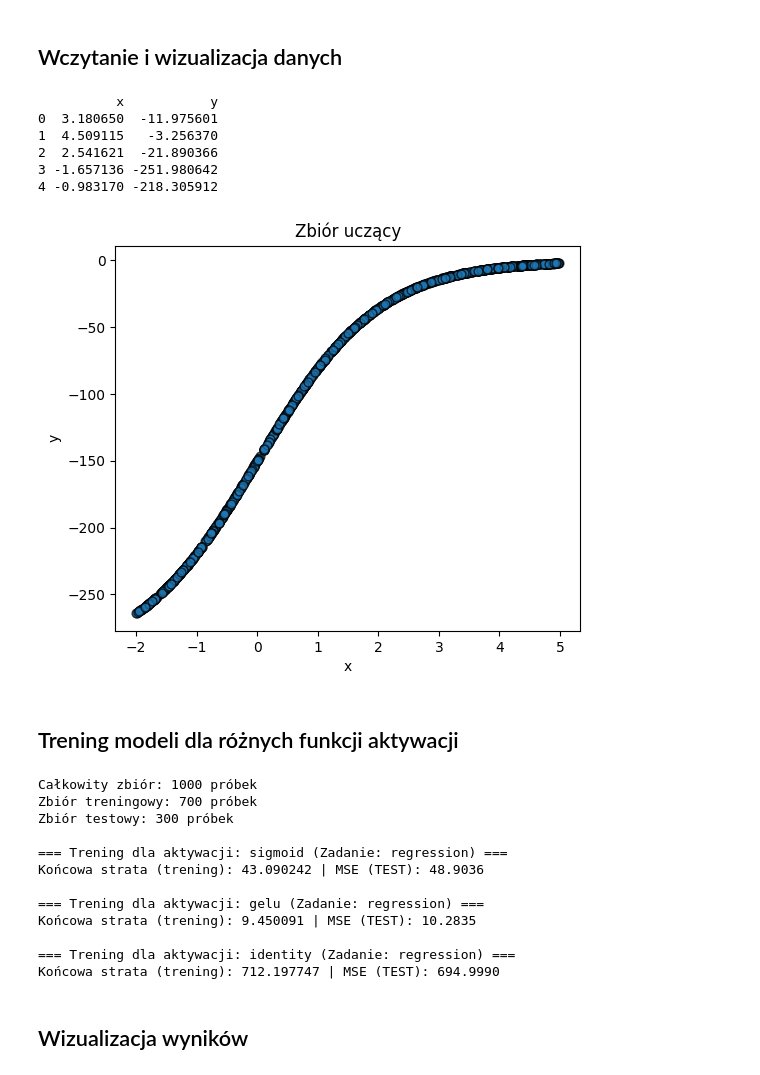
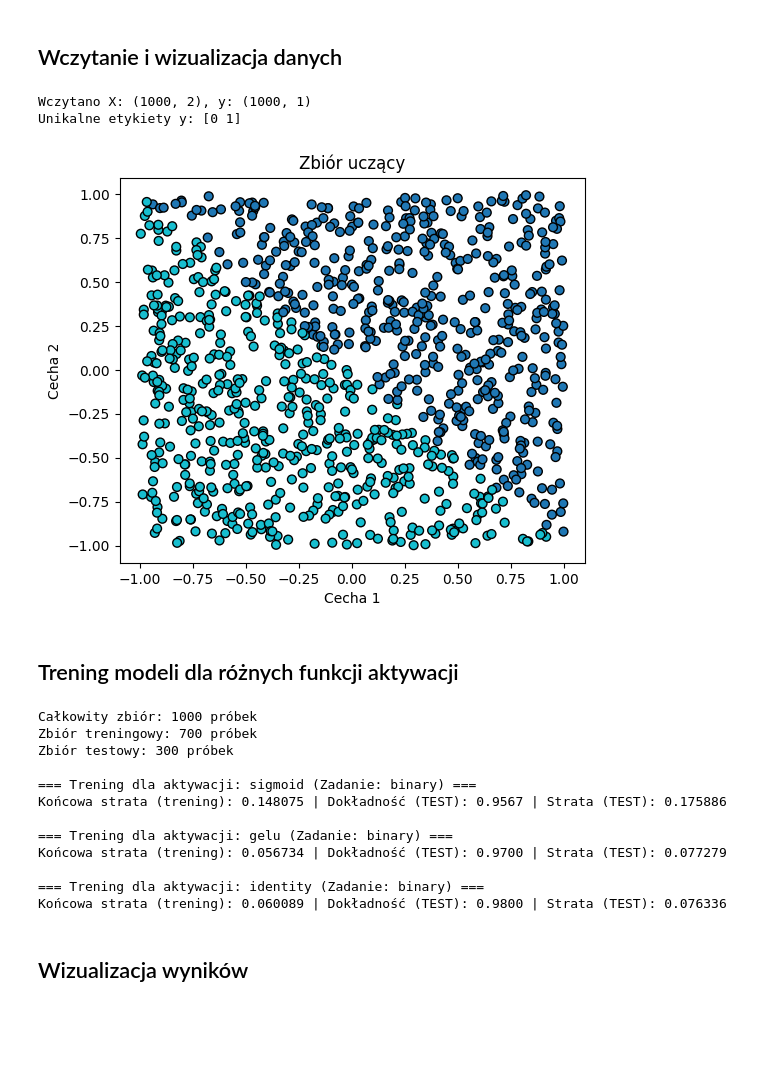
Before and after one commit to Mattioo7/multi-layer-perceptron, a Jupyter notebook: notebooks/activation_experiment.ipynb, the cells around one changed output. Cells and saved outputs as stored; diff of their text form; code cells hidden in the pictures; blank space fills up the shorter version.

```diff
--- a/notebooks/activation_experiment.ipynb
+++ b/notebooks/activation_experiment.ipynb
@@ -45,38 +40,39 @@ activations = ["sigmoid", "gelu", "identity"]
 # %% [markdown]
 ## Wczytanie i wizualizacja danych
 # %%
-data = pd.read_csv(CSV_PATH)
-print(data.head())
+# Użycie nowej funkcji load_dataset
+X, y = load_dataset(CSV_PATH)
 
-X = data[FEATURE_COLS].values
-y = TARGET_PREP(data[TARGET_COL].values)
+# Metoda .fit() dla regresji i klasyfikacji binarnej oczekuje y (m, 1)
+# a load_dataset() zwraca (m,). Dostosowujemy kształt.
+if TASK == "regression" or TASK == "binary":
+    y = y.reshape(-1, 1)
+
+print(f"Wczytano X: {X.shape}, y: {y.shape}")
+print(f"Unikalne etykiety y: {np.unique(y)}")
 
 plt.figure(figsize=(6, 5))
 
 if X.shape[1] == 2:
-    # Wizualizacja 2D (jak w XOR), kolorowana przez etykietę/wartość
     plt.scatter(X[:, 0], X[:, 1], c=y.ravel(), cmap="tab10", s=40, edgecolors="k")
-    plt.xlabel(FEATURE_COLS[0])
-    plt.ylabel(FEATURE_COLS[1])
+    plt.xlabel("Cecha 1")
+    plt.ylabel("Cecha 2")
 elif X.shape[1] == 1:
-    # Wizualizacja 1D (jak w regresji x->y)
     plt.scatter(X[:, 0], y.ravel(), s=40, edgecolors="k", alpha=0.7)
-    plt.xlabel(FEATURE_COLS[0])
-    plt.ylabel(TARGET_COL)
+    plt.xlabel("Cecha 1")
+    plt.ylabel("Cel")
 
 plt.title("Zbiór uczący")
 plt.show()
 # %% [output]
-          x           y
-0  3.180650  -11.975601
-1  4.509115   -3.256370
-2  2.541621  -21.890366
-3 -1.657136 -251.980642
-4 -0.983170 -218.305912
+Wczytano X: (1000, 2), y: (1000, 1)
+Unikalne etykiety y: [0 1]
-[figure, old version]
+[figure, new version]
 # %% [markdown]
 ## Trening modeli dla różnych funkcji aktywacji
 # %%
+# UWAGA: pomijamy standaryzację (X-mean)/std.
+
 X_train, X_test, y_train, y_test = train_test_split(X, y, test_ratio=0.3, seed=SEED)
 
 print(f"Całkowity zbiór: {len(X)} próbek")
@@ -99,7 +95,14 @@ for act in activations:
 
     preds = model.predict(X_test)
 
-    # Warunkowe obliczanie metryki
+    # Obliczenie straty na zbiorze testowym
+    if TASK == "multiclass":
+        y_test_ohe = model._to_one_hot_encoding(y_test, LAYER_SIZES[-1])
+        loss_test = model.compute_loss(X_test, y_test_ohe)
+    else:
+        loss_test = model.compute_loss(X_test, y_test)
+
+    # Obliczanie metryki
     if TASK == "regression":
         metric = mse(y_test, preds)
         metric_name = "MSE (TEST)"
@@ -109,27 +112,28 @@ for act in activations:
 
     results[act] = {
         "model": model,
-        "losses": losses,       # Historia strat treningowych
-        "weights": weight_hist, # Historia wag
+        "losses": losses,
+        "weights": weight_hist,
+        "loss_test": loss_test,   # Strata testowa
         "metric": metric,       # Metryka testowa (Acc lub MSE)
         "metric_name": metric_name
     }
 
 
-    print(f"Końcowa strata (trening): {losses[-1]:.6f} | {metric_name}: {metric:.4f}")
+    print(f"Końcowa strata (trening): {losses[-1]:.6f} | {metric_name}: {metric:.4f} | Strata (TEST): {loss_test:.6f}")
 # %% [output]
 Całkowity zbiór: 1000 próbek
 Zbiór treningowy: 700 próbek
 Zbiór testowy: 300 próbek
 
-=== Trening dla aktywacji: sigmoid (Zadanie: regression) ===
-Końcowa strata (trening): 43.090242 | MSE (TEST): 48.9036
+=== Trening dla aktywacji: sigmoid (Zadanie: binary) ===
+Końcowa strata (trening): 0.148075 | Dokładność (TEST): 0.9567 | Strata (TEST): 0.175886
 
-=== Trening dla aktywacji: gelu (Zadanie: regression) ===
-Końcowa strata (trening): 9.450091 | MSE (TEST): 10.2835
+=== Trening dla aktywacji: gelu (Zadanie: binary) ===
+Końcowa strata (trening): 0.056734 | Dokładność (TEST): 0.9700 | Strata (TEST): 0.077279
 
-=== Trening dla aktywacji: identity (Zadanie: regression) ===
-Końcowa strata (trening): 712.197747 | MSE (TEST): 694.9990
+=== Trening dla aktywacji: identity (Zadanie: binary) ===
+Końcowa strata (trening): 0.060089 | Dokładność (TEST): 0.9800 | Strata (TEST): 0.076336
 # %% [markdown]
 ## Wizualizacja wyników
 # %%
```
Also changed, not shown: parts of 2 cells of this notebook, 2 other files.
